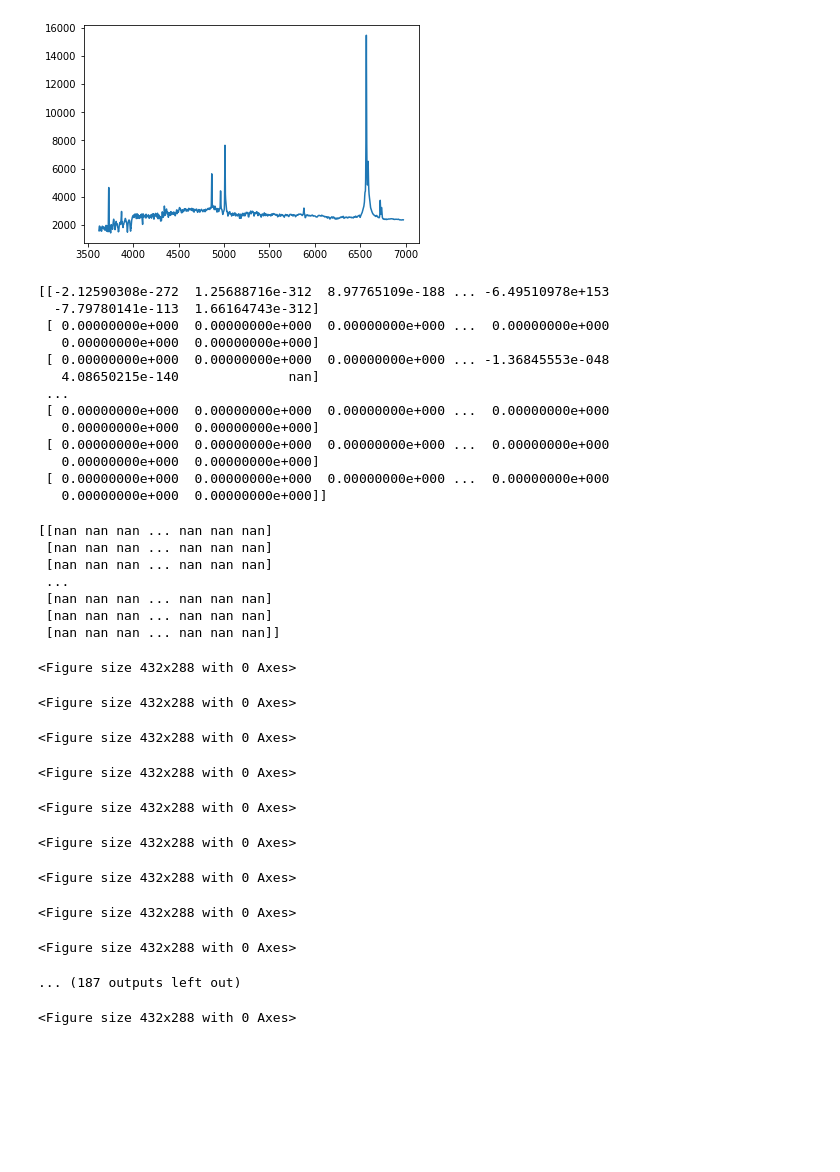
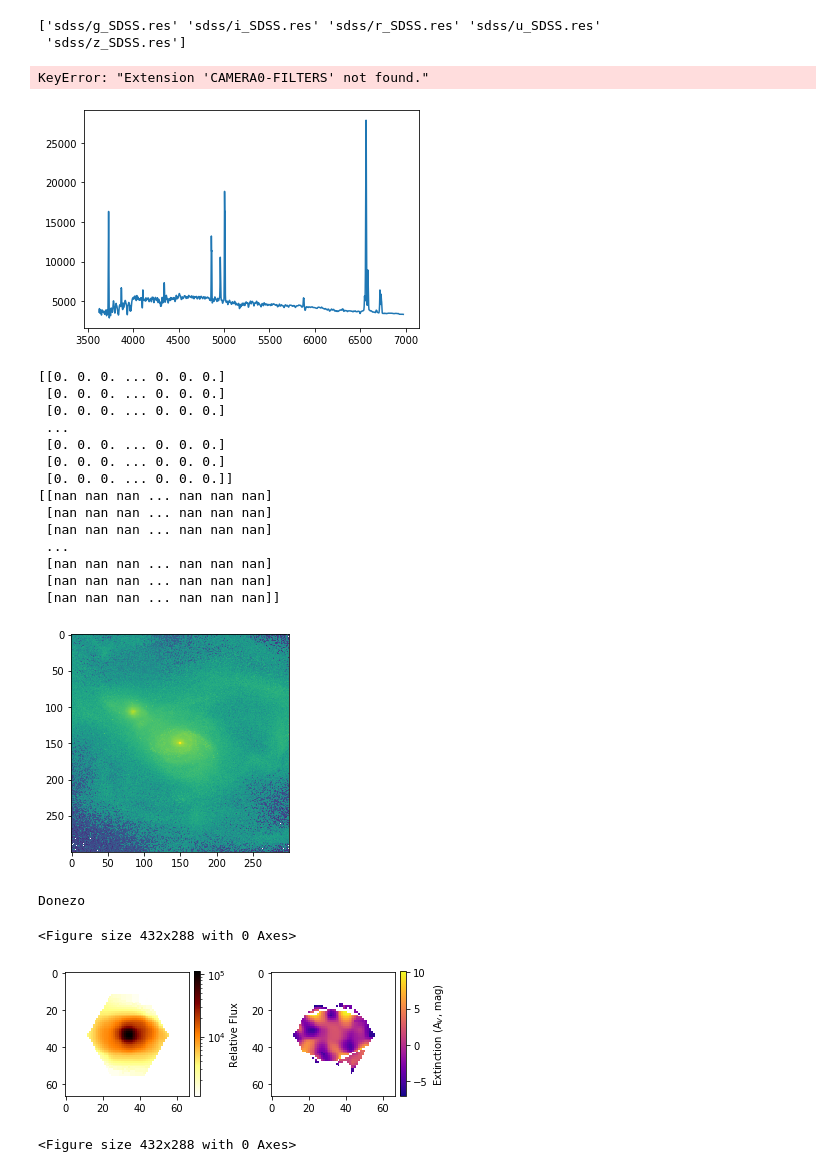
Before and after one commit to beckynevin/Extinction_Maps, a Jupyter notebook: Extinction_Maps.ipynb, the cells around one changed output. Saved outputs shown, nothing was run; the diff lists cells and outputs as text; code cells hidden in the pictures; blank space fills up the shorter version.

```diff
--- a/Extinction_Maps.ipynb
+++ b/Extinction_Maps.ipynb
@@ -146,0 +909,7 @@ for p in range(len(view_list)):
+# %%
+print(im['FILTERS'].data['filter'])
+print(im['CAMERA'+str(view)+'-FILTERS'].header)
+# %% [output]
+['sdss/g_SDSS.res' 'sdss/i_SDSS.res' 'sdss/r_SDSS.res' 'sdss/u_SDSS.res'
+ 'sdss/z_SDSS.res']
+KeyError: "Extension 'CAMERA0-FILTERS' not found."
@@ -193,7 +964,7 @@ def fit_flux(flux, lambda_array, lamcen1, lamcen2, myr, view, in_sigma_hb, in_si
     flux_halpha_fit = popt_halpha[0]*popt_halpha[2]
 
     if flux_halpha_fit >1 and flux_hb_fit > 1:
-        plt.clf()
+        '''plt.clf()
         fig=plt.figure()
         ax0 = fig.add_subplot(211)
         ax0.plot(lambda_array_hb, flux_hb)
@@ -221,6 +992,7 @@ def fit_flux(flux, lambda_array, lamcen1, lamcen2, myr, view, in_sigma_hb, in_si
         ax1.annotate(r'A$_v$ = '+str(np.round(av,2)), xy=(0.01, 0.6), xycoords='axes fraction')
 
         plt.savefig('maps/fitting_emission_'+str(myr)+'_'+str(view)+'_'+str(namei)+'_'+str(namej)+'.png')
+        '''
         #TOP
         return flux_hb_fit, flux_halpha_fit, popt_hb[2], popt_halpha[2]
     else:
@@ -286,63 +1058,51 @@ except IndexError:
     #its these:
     broadband = image[1]#[2]
     broadband_r = image[2]
 
 import matplotlib
 
 plt.clf()
 plt.imshow(broadband_r, norm=matplotlib.colors.LogNorm())
 plt.show()
 
 plt.clf()
 fig=plt.figure()
 ax0 = fig.add_subplot(121)
 im0 = ax0.imshow(ma.masked_where(np.sum(small[0].data, axis=0)==0, np.sum(small[0].data, axis=0)),
                  cmap='afmhot_r', norm=matplotlib.colors.LogNorm())
 cbar = plt.colorbar(im0,fraction=0.046, pad=0.04)
 cbar.set_label(r"Relative Flux")
 
 ax1 = fig.add_subplot(122)
 
 im1 = ax1.imshow(Extinction_map, cmap='plasma')#, vmin=0, vmax=10)
 
 cbar = plt.colorbar(im1,fraction=0.046, pad=0.04)
 cbar.set_label(r"Extinction (A$_V$, mag)")
 
 plt.tight_layout()
 plt.savefig('maps/extiction_'+str(myr)+'_'+str(view)+'.png', dpi=500)
 print('Donezo')
 # %% [output]
-[figure, old version]
+[figure, new version]
-[[-2.12590308e-272  1.25688716e-312  8.97765109e-188 ... -6.49510978e+153
-  -7.79780141e-113  1.66164743e-312]
- [ 0.00000000e+000  0.00000000e+000  0.00000000e+000 ...  0.00000000e+000
-   0.00000000e+000  0.00000000e+000]
- [ 0.00000000e+000  0.00000000e+000  0.00000000e+000 ... -1.36845553e-048
-   4.08650215e-140              nan]
+[[0. 0. 0. ... 0. 0. 0.]
+ [0. 0. 0. ... 0. 0. 0.]
+ [0. 0. 0. ... 0. 0. 0.]
  ...
- [ 0.00000000e+000  0.00000000e+000  0.00000000e+000 ...  0.00000000e+000
-   0.00000000e+000  0.00000000e+000]
- [ 0.00000000e+000  0.00000000e+000  0.00000000e+000 ...  0.00000000e+000
-   0.00000000e+000  0.00000000e+000]
- [ 0.00000000e+000  0.00000000e+000  0.00000000e+000 ...  0.00000000e+000
-   0.00000000e+000  0.00000000e+000]]
+ [0. 0. 0. ... 0. 0. 0.]
+ [0. 0. 0. ... 0. 0. 0.]
+ [0. 0. 0. ... 0. 0. 0.]]
+[[nan nan nan ... nan nan nan]
+ [nan nan nan ... nan nan nan]
+ [nan nan nan ... nan nan nan]
+ ...
+ [nan nan nan ... nan nan nan]
+ [nan nan nan ... nan nan nan]
+ [nan nan nan ... nan nan nan]]
+[figure, added]
-[[nan nan nan ... nan nan nan]
- [nan nan nan ... nan nan nan]
- [nan nan nan ... nan nan nan]
- ...
- [nan nan nan ... nan nan nan]
- [nan nan nan ... nan nan nan]
- [nan nan nan ... nan nan nan]]
+Donezo
 <Figure size 432x288 with 0 Axes>
-<Figure size 432x288 with 0 Axes>
-<Figure size 432x288 with 0 Axes>
-<Figure size 432x288 with 0 Axes>
-<Figure size 432x288 with 0 Axes>
-<Figure size 432x288 with 0 Axes>
-<Figure size 432x288 with 0 Axes>
-<Figure size 432x288 with 0 Axes>
-<Figure size 432x288 with 0 Axes>
-... (187 outputs left out)
+[figure, added]
 # %%
 plt.clf()
 fig=plt.figure()
```
Also changed, not shown: parts of 5 cells of this notebook.
